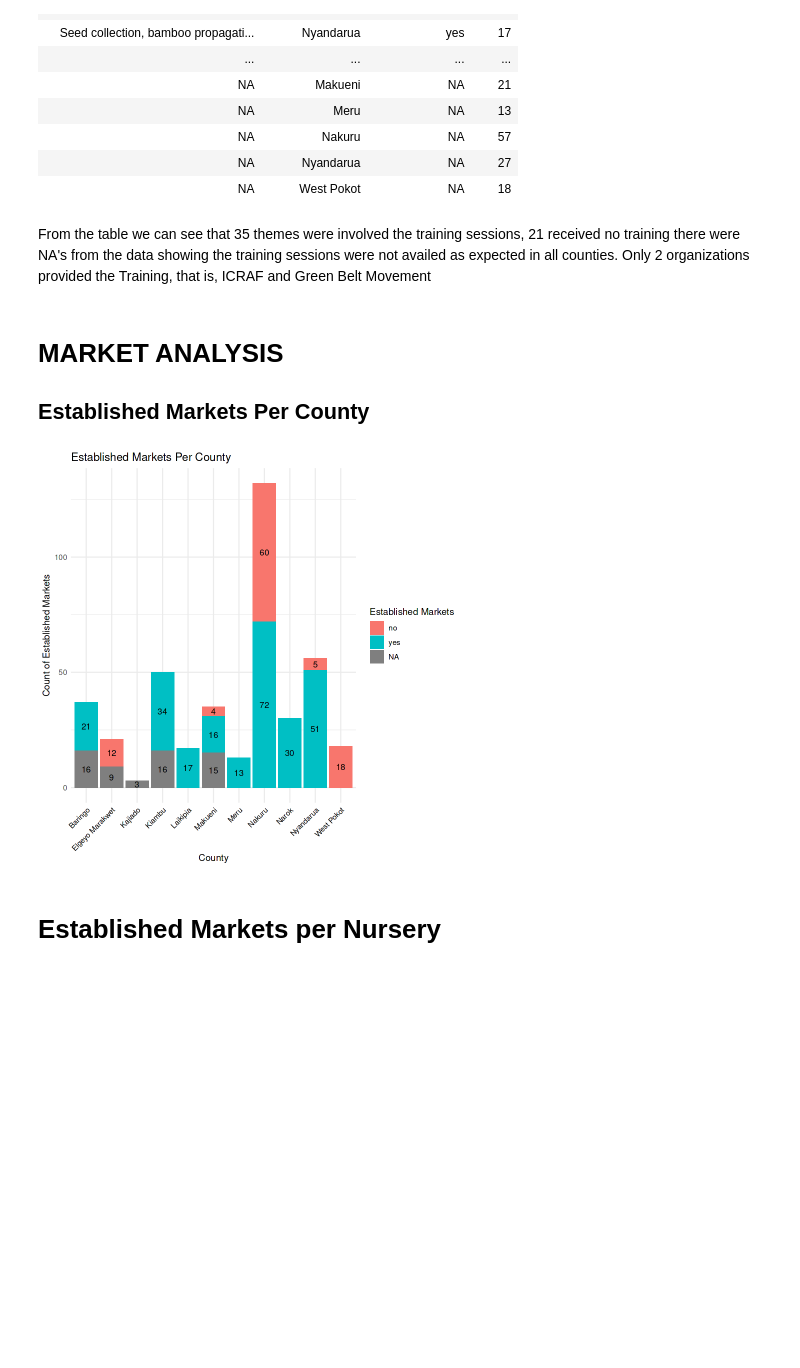
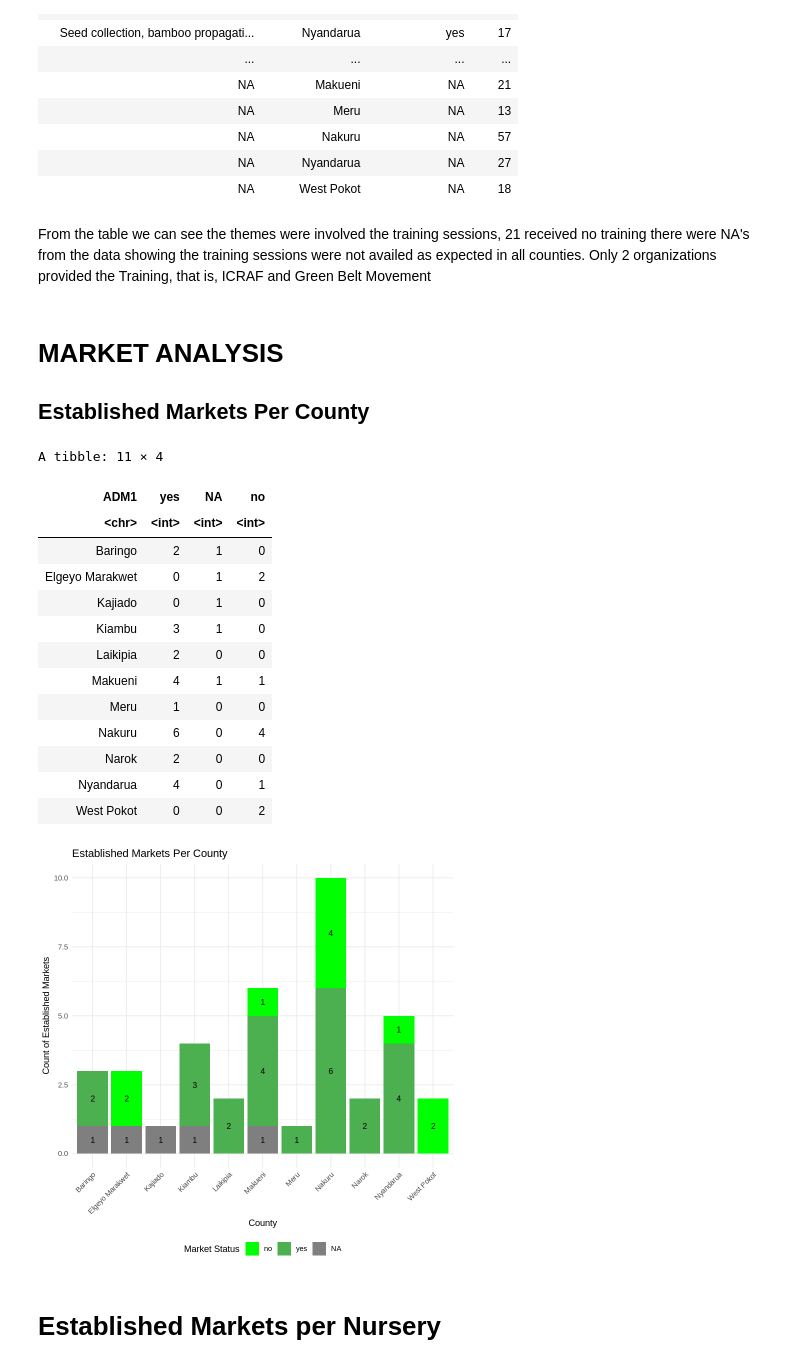
Before and after one commit to loureenvalyne/R_projects, a Jupyter notebook: nursery_survey_data_Analyis_with_R.ipynb, the cells around one changed output. Drawn from its saved outputs; the diff is of its cells as text; code cells hidden in the pictures; blank space fills up the shorter version.

```diff
--- a/nursery_survey_data_Analyis_with_R.ipynb
+++ b/nursery_survey_data_Analyis_with_R.ipynb
@@ -1020,29 +1053,60 @@ A tibble: 35 × 4
 | NA | West Pokot | NA | 18 |
 # %% [markdown]
 
-From the table we can see that 35 themes were involved the training sessions, 21 received no training there were NA's from the data showing the training sessions were not availed as expected in all counties. Only 2 organizations provided the Training, that is, ICRAF and Green Belt Movement
+From the table we can see the themes were involved the training sessions, 21 received no training there were NA's from the data showing the training sessions were not availed as expected in all counties. Only 2 organizations provided the Training, that is, ICRAF and Green Belt Movement
 # %% [markdown]
 # MARKET ANALYSIS
 ## Established Markets Per County
 # %%
-# Summarize data for Established markets per county
-established_markets_summary <- nursery_survey_data %>%
-  group_by(ADM1, Established_Market) %>%
-  summarize(count = n(), .groups = "drop")
+# Remove duplicate rows for each unique nursery per county
+pivot_table_established_markets <- nursery_survey_data %>%
+  distinct(ADM1, nursery_id, Established_Market) %>%  # Keep only unique combinations of county, nursery, and market status
+  group_by(ADM1, Established_Market) %>%  # Group by county and market status
+  summarize(count = n(), .groups = "drop") %>%  # Count occurrences
+  pivot_wider(names_from = Established_Market, values_from = count, values_fill = list(count = 0))  # Pivot to wide format
 
-# Create a stacked bar chart and add counts on top of the bars
-ggplot(established_markets_summary, aes(x = ADM1, y = count, fill = Established_Market)) +
+# View the pivot table
+View(pivot_table_established_markets)
+
+
+
+# Remove duplicate rows and count distinct values for each Established_Market in each ADM1
+pivot_table_established_markets <- nursery_survey_data %>%
+  distinct(ADM1, nursery_id, Established_Market) %>%  # Keep unique combinations
+  group_by(ADM1, Established_Market) %>%  # Group by county and market status
+  summarize(count = n(), .groups = "drop")  # Count occurrences
+
+# Create a stacked bar chart
+ggplot(pivot_table_established_markets, aes(x = ADM1, y = count, fill = Established_Market)) +
   geom_bar(stat = "identity", position = "stack") +  # Stacked bar chart
   geom_text(aes(label = count), position = position_stack(vjust = 0.5), size = 3.5) +  # Add count labels inside the bars
   labs(
     title = "Established Markets Per County",
     x = "County",
     y = "Count of Established Markets",
-    fill = "Established Markets"
+    fill = "Market Status"
   ) +
+  scale_fill_manual(values = c("yes" = "#4CAF50", "no" = "green", "NA" = "#9E9E9E")) +  # Custom colors for responses
   theme_minimal() +
-  theme(axis.text.x = element_text(angle = 45, hjust = 1, colour="black"))
+  theme(
+    axis.text.x = element_text(angle = 45, hjust = 1),
+    legend.position = "bottom"  # Position the legend at the bottom
+  )
 # %% [output]
+A tibble: 11 × 4
+| ADM1 | yes | NA | no |
+| <chr> | <int> | <int> | <int> |
+| Baringo | 2 | 1 | 0 |
+| Elgeyo Marakwet | 0 | 1 | 2 |
+| Kajiado | 0 | 1 | 0 |
+| Kiambu | 3 | 1 | 0 |
+| Laikipia | 2 | 0 | 0 |
+| Makueni | 4 | 1 | 1 |
+| Meru | 1 | 0 | 0 |
+| Nakuru | 6 | 0 | 4 |
+| Narok | 2 | 0 | 0 |
+| Nyandarua | 4 | 0 | 1 |
+| West Pokot | 0 | 0 | 2 |
-[figure, old version]
+[figure, new version]
 # %% [markdown]
 # Established Markets per Nursery
```
Also changed, not shown: parts of 31 cells of this notebook.
